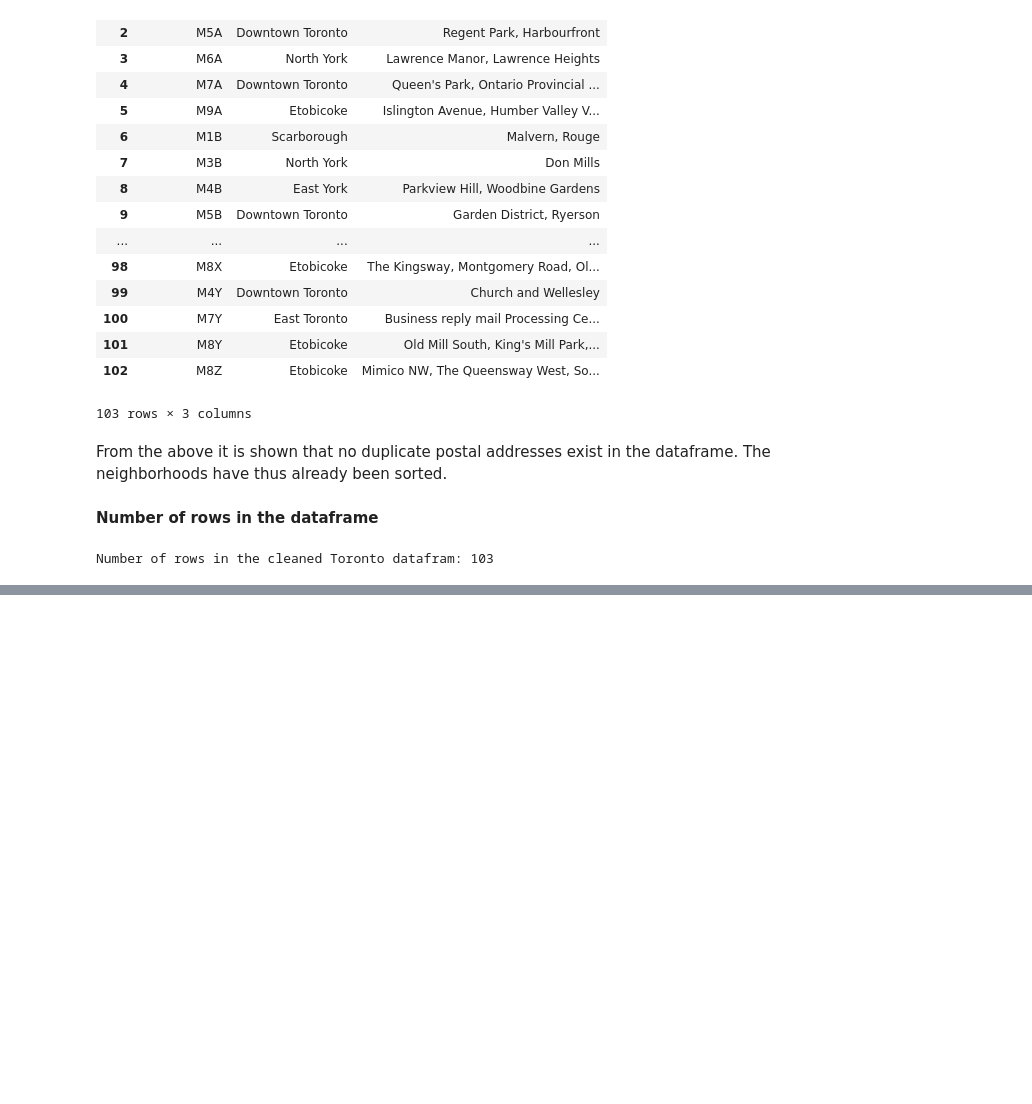
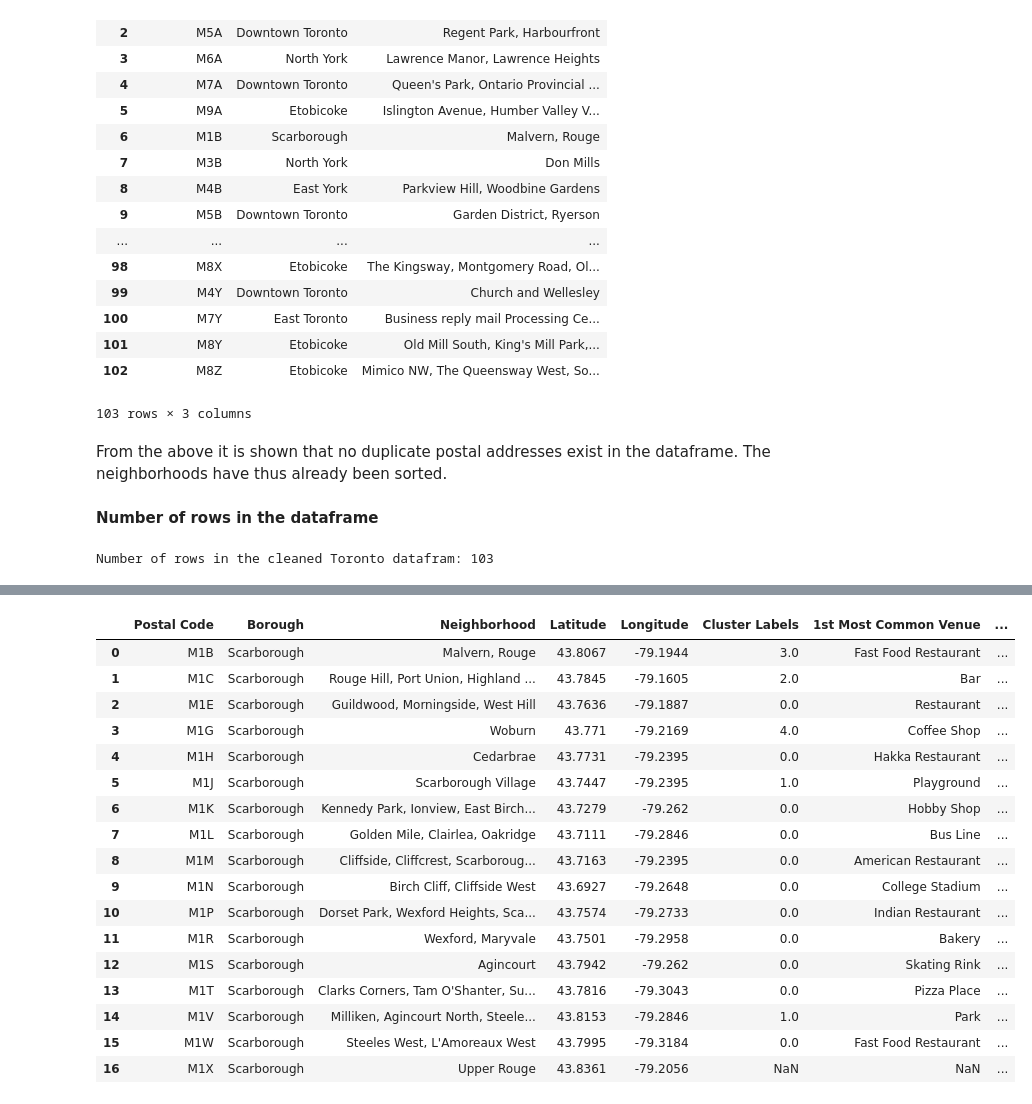
Before and after one commit to VuyoD/Cousera_Capstone, a Jupyter notebook: Clustering Peer-graded Assignment.ipynb, the cells around one changed output, grey strips where cells are left out. Saved outputs shown, nothing was run; the diff lists cells and outputs as text; code cells hidden in the pictures; blank space fills up the shorter version.

```diff
--- a/Clustering Peer-graded Assignment.ipynb
+++ b/Clustering Peer-graded Assignment.ipynb
@@ -112,0 +357,22 @@ Number of rows in the cleaned Toronto datafram: 103
+# %%
+#now use the given code to create a dataframe of the 10 most common venues in the neighborhoods of Scarborough
+num_top_venues = 10
+
+indicators = ['st', 'nd', 'rd']
+
+# create columns according to number of top venues
+columns = ['Neighborhood']
+for ind in np.arange(num_top_venues):
+    if (ind < 3):
+        columns.append('{}{} Most Common Venue'.format(ind+1, indicators[ind]))
+    else:
+        columns.append('{}th Most Common Venue'.format(ind+1))
+
+# create a new dataframe
+neighborhoods_venues_sorted = pd.DataFrame(columns=columns)
+neighborhoods_venues_sorted['Neighborhood'] = scar_grouped['Neighborhood']
+
+for ind in np.arange(scar_grouped.shape[0]):
+    neighborhoods_venues_sorted.iloc[ind, 1:] = return_most_common_venues(scar_grouped.iloc[ind, :], num_top_venues)
+
+neighborhoods_venues_sorted.head()
@@ -112,0 +388,9 @@ Number of rows in the cleaned Toronto datafram: 103
+# %%
+#use the given code to run K-means clustering algorithm on the data set
+k = 5
+
+scar_grouped_cluster = scar_grouped.drop('Neighborhood', 1)
+
+kmeans = KMeans(n_clusters=k, random_state=0).fit(scar_grouped_cluster)
+
+kmeans.labels_
@@ -112,0 +401,10 @@ Number of rows in the cleaned Toronto datafram: 103
+# %%
+# add clustering labels
+neighborhoods_venues_sorted.insert(0, 'Cluster Labels', kmeans.labels_)
+
+scar_df_merged = scar_df
+
+#combine the scar_df_merged with the neighborhoods_venues_sorted to add latitude/longitude for each neighborhood
+scar_df_merged = scar_df_merged.join(neighborhoods_venues_sorted.set_index('Neighborhood'), on='Neighborhood')
+
+scar_df_merged.head()
@@ -112,0 +418,21 @@ Number of rows in the cleaned Toronto datafram: 103
+# %%
+scar_df_merged
+# %% [output]
+|  | Postal Code | Borough | Neighborhood | Latitude | Longitude | Cluster Labels | 1st Most Common Venue | ... |
+| 0 | M1B | Scarborough | Malvern, Rouge | 43.8067 | -79.1944 | 3.0 | Fast Food Restaurant | ... |
+| 1 | M1C | Scarborough | Rouge Hill, Port Union, Highland ... | 43.7845 | -79.1605 | 2.0 | Bar | ... |
+| 2 | M1E | Scarborough | Guildwood, Morningside, West Hill | 43.7636 | -79.1887 | 0.0 | Restaurant | ... |
+| 3 | M1G | Scarborough | Woburn | 43.771 | -79.2169 | 4.0 | Coffee Shop | ... |
+| 4 | M1H | Scarborough | Cedarbrae | 43.7731 | -79.2395 | 0.0 | Hakka Restaurant | ... |
+| 5 | M1J | Scarborough | Scarborough Village | 43.7447 | -79.2395 | 1.0 | Playground | ... |
+| 6 | M1K | Scarborough | Kennedy Park, Ionview, East Birch... | 43.7279 | -79.262 | 0.0 | Hobby Shop | ... |
+| 7 | M1L | Scarborough | Golden Mile, Clairlea, Oakridge | 43.7111 | -79.2846 | 0.0 | Bus Line | ... |
+| 8 | M1M | Scarborough | Cliffside, Cliffcrest, Scarboroug... | 43.7163 | -79.2395 | 0.0 | American Restaurant | ... |
+| 9 | M1N | Scarborough | Birch Cliff, Cliffside West | 43.6927 | -79.2648 | 0.0 | College Stadium | ... |
+| 10 | M1P | Scarborough | Dorset Park, Wexford Heights, Sca... | 43.7574 | -79.2733 | 0.0 | Indian Restaurant | ... |
+| 11 | M1R | Scarborough | Wexford, Maryvale | 43.7501 | -79.2958 | 0.0 | Bakery | ... |
+| 12 | M1S | Scarborough | Agincourt | 43.7942 | -79.262 | 0.0 | Skating Rink | ... |
+| 13 | M1T | Scarborough | Clarks Corners, Tam O'Shanter, Su... | 43.7816 | -79.3043 | 0.0 | Pizza Place | ... |
+| 14 | M1V | Scarborough | Milliken, Agincourt North, Steele... | 43.8153 | -79.2846 | 1.0 | Park | ... |
+| 15 | M1W | Scarborough | Steeles West, L'Amoreaux West | 43.7995 | -79.3184 | 0.0 | Fast Food Restaurant | ... |
+| 16 | M1X | Scarborough | Upper Rouge | 43.8361 | -79.2056 | NaN | NaN | ... |
```
Also changed, not shown: parts of 38 cells of this notebook.
